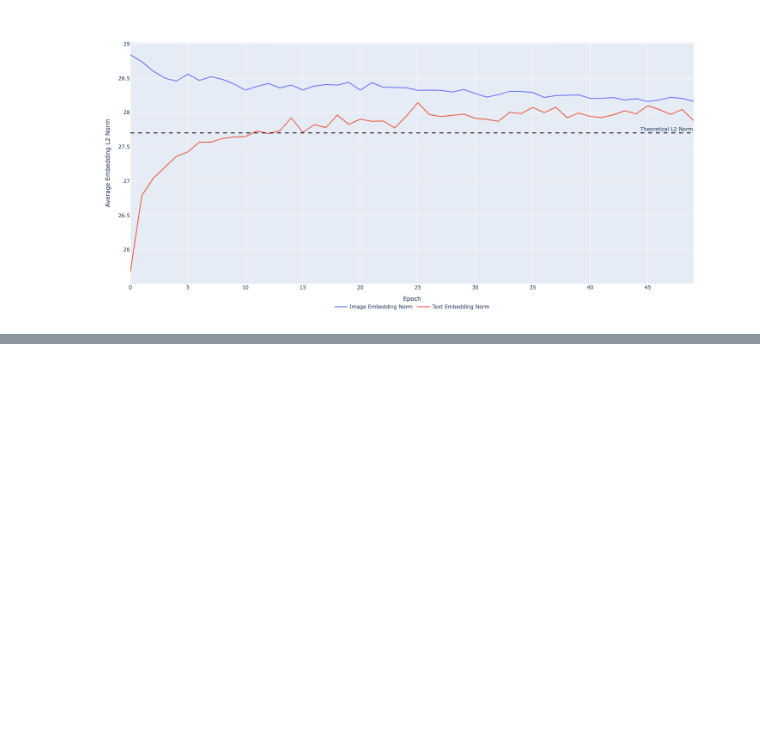
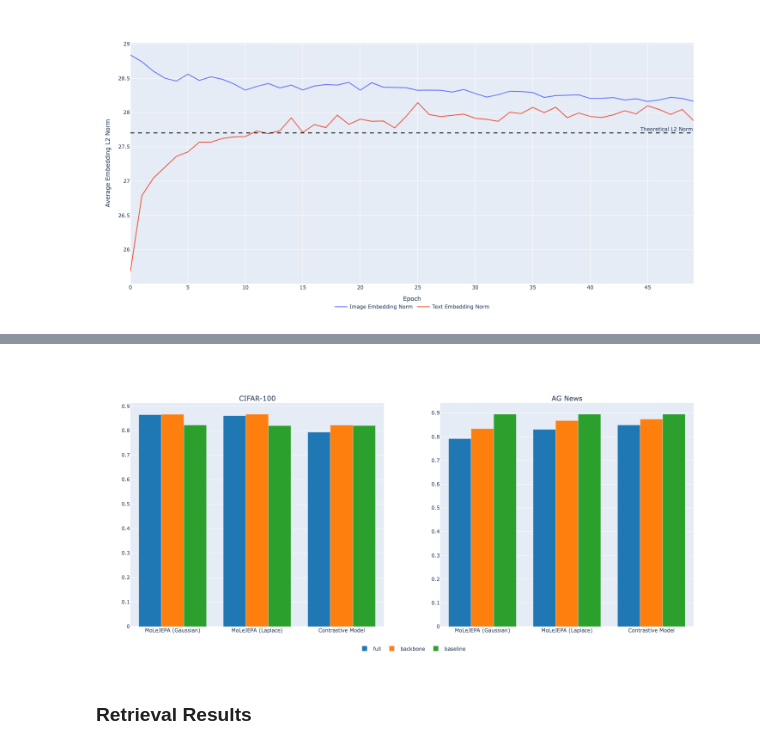
Before and after one commit to Dant86/mole_jepa, a Jupyter notebook: notebooks/06_final_models.ipynb, the cells around one changed output, grey strips where cells are left out. Drawn from its saved outputs; the diff is of its cells as text; code cells hidden in the pictures; blank space fills up the shorter version.

```diff
--- a/notebooks/06_final_models.ipynb
+++ b/notebooks/06_final_models.ipynb
@@ -203,0 +340,33 @@ norm_fig
+# %%
+bar_subplots = subplots.make_subplots(
+    rows=1,
+    cols=2,
+    subplot_titles=["CIFAR-100", "AG News"],
+)
+
+for trace in cifar_bar_fig.data:
+    bar_subplots.add_trace(trace, row=1, col=1)
+
+for trace in agnews_bar_fig.data:
+    bar_subplots.add_trace(trace, row=1, col=2)
+
+# Make sure no duplicates in legend
+names = set()
+bar_subplots.for_each_trace(
+    lambda trace:
+        trace.update(showlegend=False)
+        if (trace.name in names) else names.add(trace.name))
+
+bar_subplots.update_layout(
+    width=1400,
+    height=700,
+    legend=dict(
+        orientation="h",   # Horizontal orientation
+        yanchor="top",     # Anchor the top of the legend to the coordinate
+        y=-0.07,           # Position below the x-axis (0 is the bottom of the plot)
+        xanchor="center",  # Anchor the center of the legend to the coordinate
+        x=0.5              # Center horizontally
+    ),
+)
+# %% [output]
+[figure, added]
@@ -203,0 +375,2 @@ norm_fig
+# %% [markdown]
+### Retrieval Results
```
Also changed, not shown: parts of 13 cells of this notebook.
